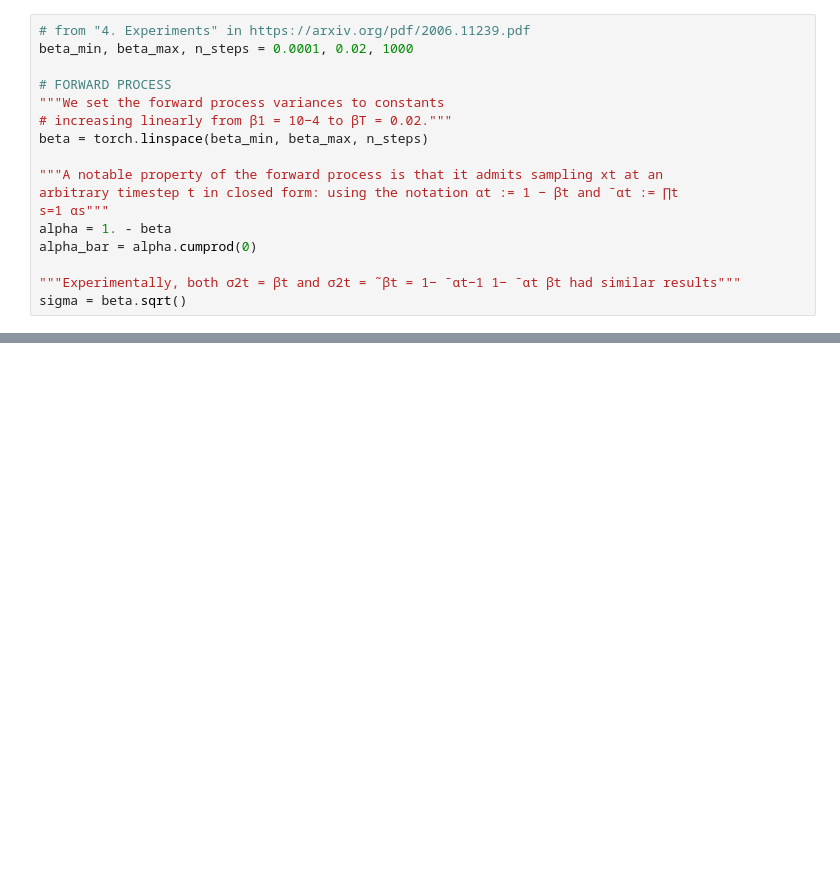
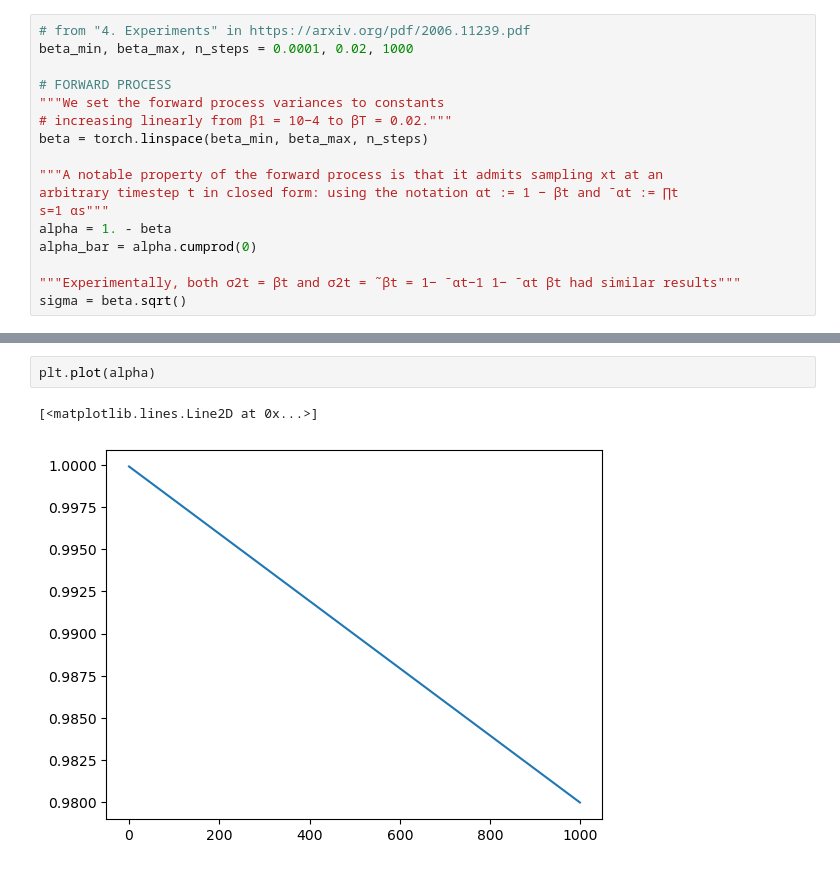
Before and after one commit to 0xSingletOnly/pdlfc, a Jupyter notebook: 17_DDPM_v2.ipynb, the cells around one changed output, grey strips where cells are left out. Drawn from its saved outputs; the diff is of its cells as text; blank space fills up the shorter version.

```diff
--- a/17_DDPM_v2.ipynb
+++ b/17_DDPM_v2.ipynb
@@ -74,0 +82,5 @@ sigma = beta.sqrt()
+# %%
+plt.plot(alpha)
+# %% [output]
+[<matplotlib.lines.Line2D at 0x...>]
+[figure, added]
```
Also changed, not shown: parts of 21 cells of this notebook.
